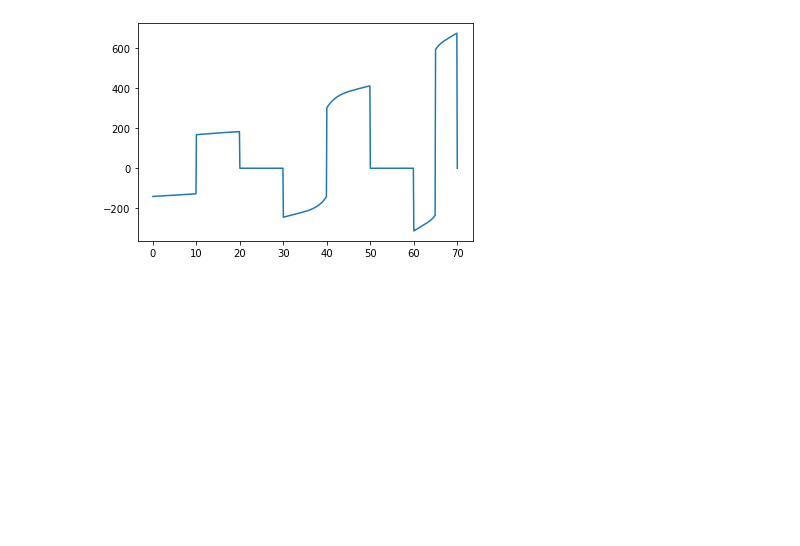
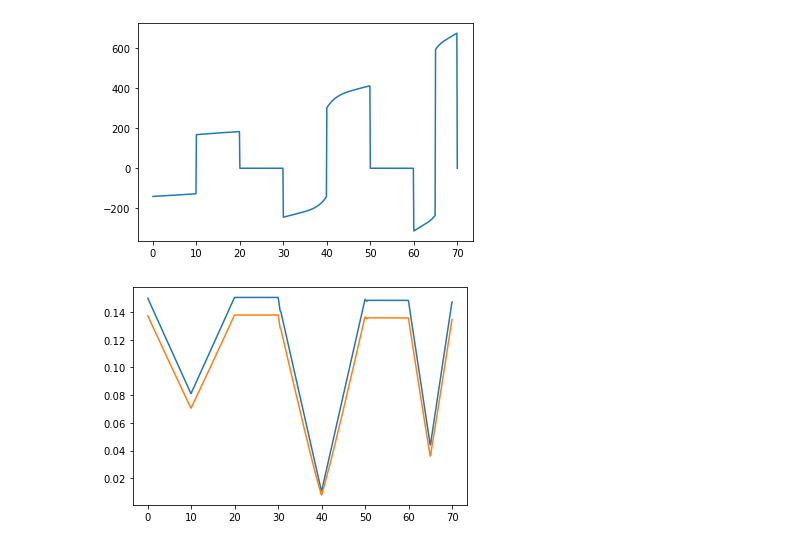
Before and after one commit to jzmnd/battery-systems-modeling-python, a Jupyter notebook: current-input-model.ipynb, the cells around one changed output. Saved outputs shown, nothing was run; the diff lists cells and outputs as text; code cells hidden in the pictures; blank space fills up the shorter version.

```diff
--- a/current-input-model.ipynb
+++ b/current-input-model.ipynb
@@ -96,3 +96,9 @@ plt.plot(time, model.cell_power)
 plt.show()
 # %% [output]
 [figure]
+# %%
+plt.plot(time, model.soc)
+plt.plot(time, model.soe)
+plt.show()
+# %% [output]
+[figure, added]
```
Also changed, not shown: 1 other file.
